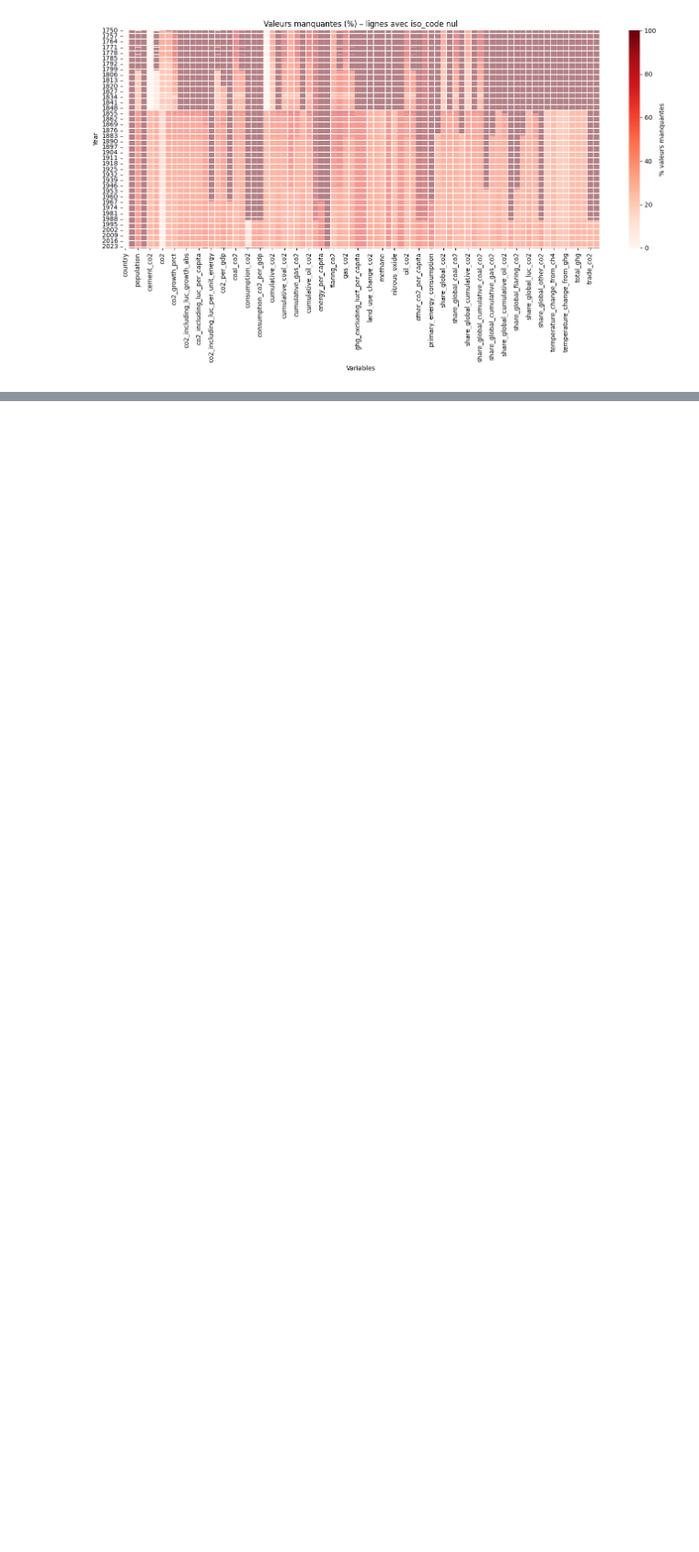
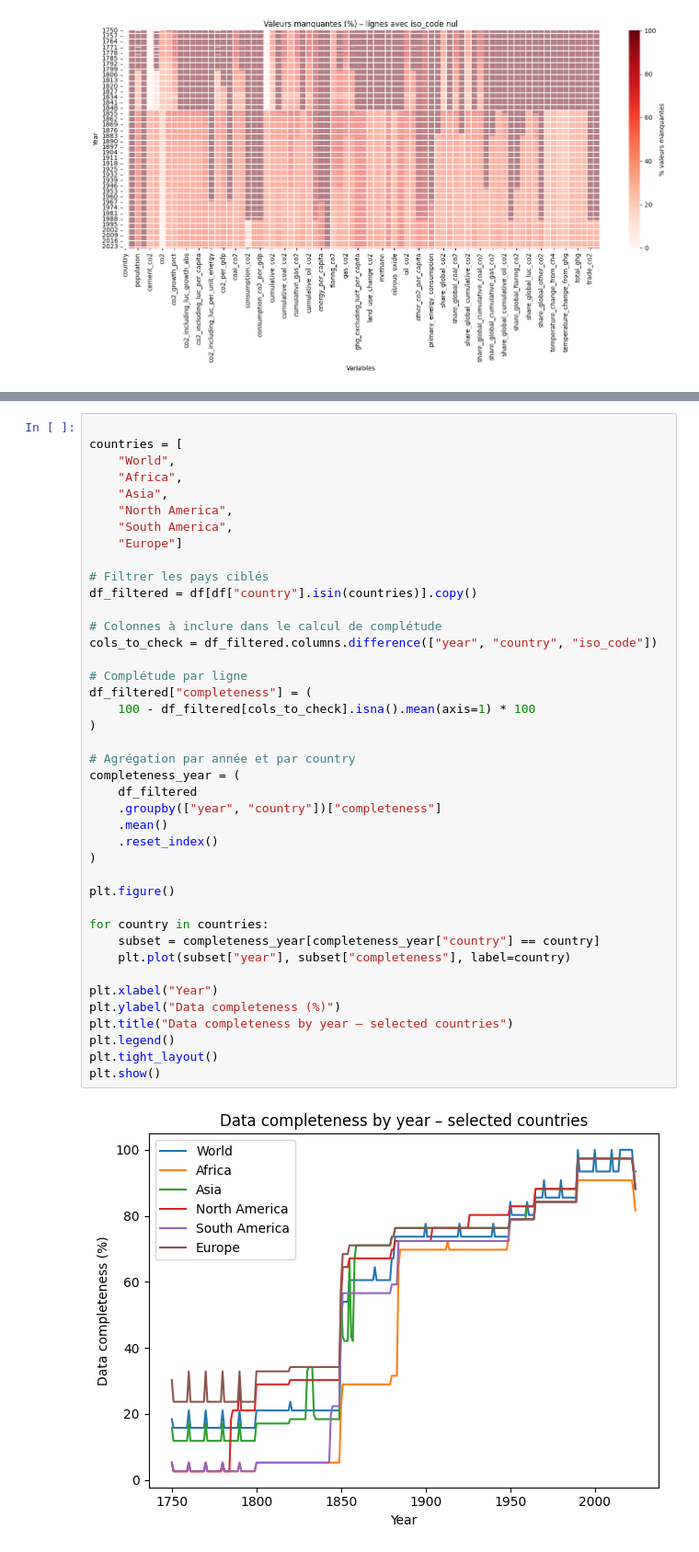
Before and after one commit to VinchC/projet, a Jupyter notebook: project owid co2.ipynb, the cells around one changed output, grey strips where cells are left out. Shown at 92% size. Drawn from its saved outputs; the diff is of its cells as text; blank space fills up the shorter version.

```diff
--- a/project owid co2.ipynb
+++ b/project owid co2.ipynb
@@ -238,0 +310,43 @@ plt.show()
+# %%
+
+countries = [
+    "World",
+    "Africa",
+    "Asia",
+    "North America",
+    "South America",
+    "Europe"]
+
+# Filtrer les pays ciblés
+df_filtered = df[df["country"].isin(countries)].copy()
+
+# Colonnes à inclure dans le calcul de complétude
+cols_to_check = df_filtered.columns.difference(["year", "country", "iso_code"])
+
+# Complétude par ligne
+df_filtered["completeness"] = (
+    100 - df_filtered[cols_to_check].isna().mean(axis=1) * 100
+)
+
+# Agrégation par année et par country
+completeness_year = (
+    df_filtered
+    .groupby(["year", "country"])["completeness"]
+    .mean()
+    .reset_index()
+)
+
+plt.figure()
+
+for country in countries:
+    subset = completeness_year[completeness_year["country"] == country]
+    plt.plot(subset["year"], subset["completeness"], label=country)
+
+plt.xlabel("Year")
+plt.ylabel("Data completeness (%)")
+plt.title("Data completeness by year – selected countries")
+plt.legend()
+plt.tight_layout()
+plt.show()
+# %% [output]
+[figure, added]
```
Also changed, not shown: parts of 2 cells of this notebook.
